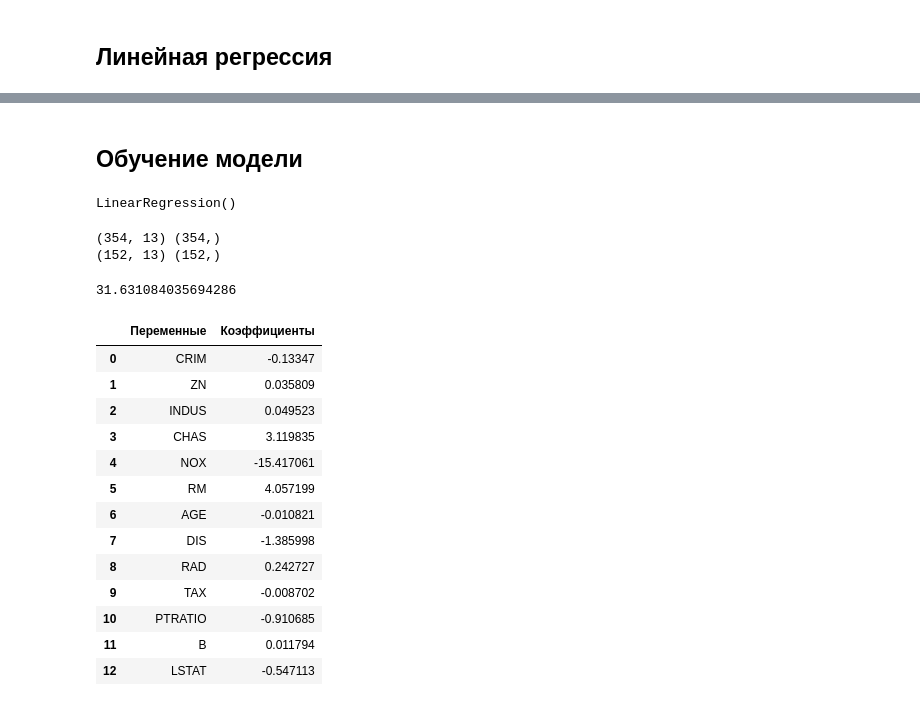
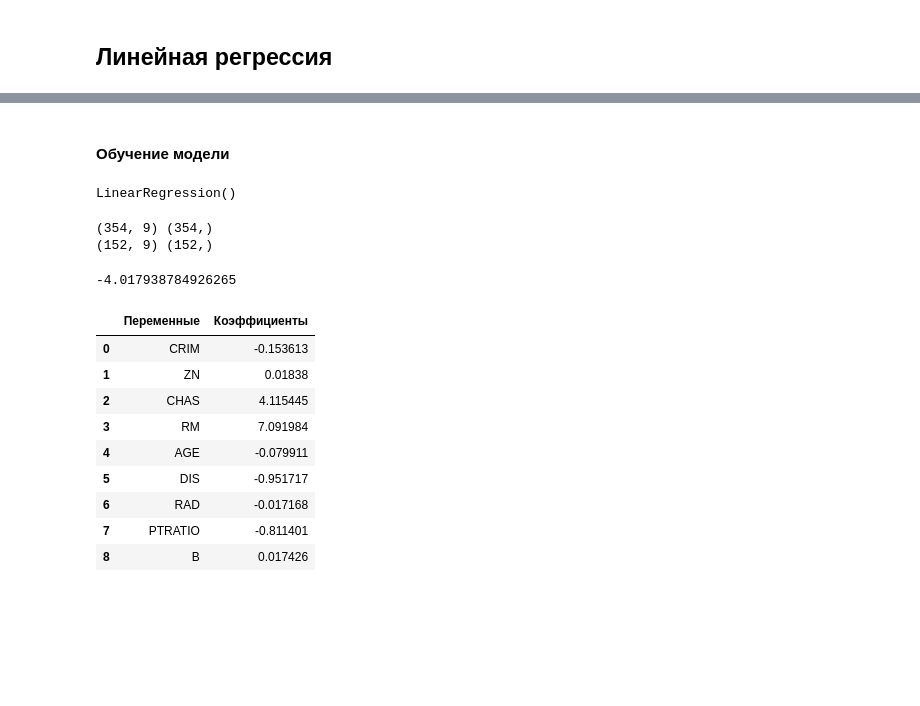
Before and after one commit to mbluuka/7semestr, a Jupyter notebook: LR2_part1.ipynb, the cells around one changed output, grey strips where cells are left out. Drawn from its saved outputs; the diff is of its cells as text; code cells hidden in the pictures; blank space fills up the shorter version.

```diff
--- a/LR2_part1.ipynb
+++ b/LR2_part1.ipynb
@@ -198,3 +469,4 @@ sns.heatmap(dfcor, cbar=True, fmt=".2f", annot=True, annot_kws={"size":15}, cmap
 # %%
-X = df.drop(["PRICE"], axis = 1)
-y = df["PRICE"]
+# X = df.drop(["TAX", "RAD", "INDUS", "NOX", "LSTAT"], axis=1)
+X_plr = df.drop(["LSTAT", "PRICE", "NOX", "INDUS", "TAX"], axis=1)
+y_plr = df["PRICE"]
@@ -201,45 +489,41 @@ y = df["PRICE"]
 # %%
 from sklearn.model_selection import train_test_split
 
-X_train, X_test, y_train, y_test = train_test_split(X, y, test_size=0.3, random_state=42)
+X_train_plr, X_test_plr, y_train_plr, y_test_plr = train_test_split(X_plr, y_plr, test_size=0.3, random_state=42)
 # %% [markdown]
-## Обучение модели
+#### Обучение модели
 # %%
 from sklearn.linear_model import LinearRegression
 
-LR = LinearRegression()
+LR_plr = LinearRegression()
 
-LR.fit(X_train, y_train)
+LR_plr.fit(X_train_plr, y_train_plr)
 # %% [output]
 LinearRegression()
 # %%
-print(X_train.shape, y_train.shape) # Размерность обучающей модели
+print(X_train_plr.shape, y_train_plr.shape) # Размерность обучающей модели
 
-print(X_test.shape, y_test.shape) # Размерность тестовой выборки
+print(X_test_plr.shape, y_test_plr.shape) # Размерность тестовой выборки
 # %% [output]
-(354, 13) (354,)
-(152, 13) (152,)
+(354, 9) (354,)
+(152, 9) (152,)
 # %%
-LR.intercept_ # коэф смещения пересечения с осью y
+LR_plr.intercept_ # коэф смещения пересечения с осью y
 # %% [output]
-31.631084035694286
+-4.017938784926265
 # %%
 # Создадим датафрейм со всеми коэффициентами наклона
-coev = pd.DataFrame([X_train.columns, LR.coef_]).T
-coev = coev.rename(columns = {0: "Переменные", 1: "Коэффициенты"})
-coev
+coevplr = pd.DataFrame([X_train_plr.columns, LR_plr.coef_]).T
+coevplr = coevplr.rename(columns = {0: "Переменные", 1: "Коэффициенты"})
+coevplr
 # %% [output]
 |  | Переменные | Коэффициенты |
-| 0 | CRIM | -0.13347 |
-| 1 | ZN | 0.035809 |
-| 2 | INDUS | 0.049523 |
-| 3 | CHAS | 3.119835 |
-| 4 | NOX | -15.417061 |
-| 5 | RM | 4.057199 |
-| 6 | AGE | -0.010821 |
-| 7 | DIS | -1.385998 |
-| 8 | RAD | 0.242727 |
-| 9 | TAX | -0.008702 |
-| 10 | PTRATIO | -0.910685 |
-| 11 | B | 0.011794 |
-| 12 | LSTAT | -0.547113 |
+| 0 | CRIM | -0.153613 |
+| 1 | ZN | 0.01838 |
+| 2 | CHAS | 4.115445 |
+| 3 | RM | 7.091984 |
+| 4 | AGE | -0.079911 |
+| 5 | DIS | -0.951717 |
+| 6 | RAD | -0.017168 |
+| 7 | PTRATIO | -0.811401 |
+| 8 | B | 0.017426 |
```
Also changed, not shown: parts of 65 cells of this notebook, 1 other file.
